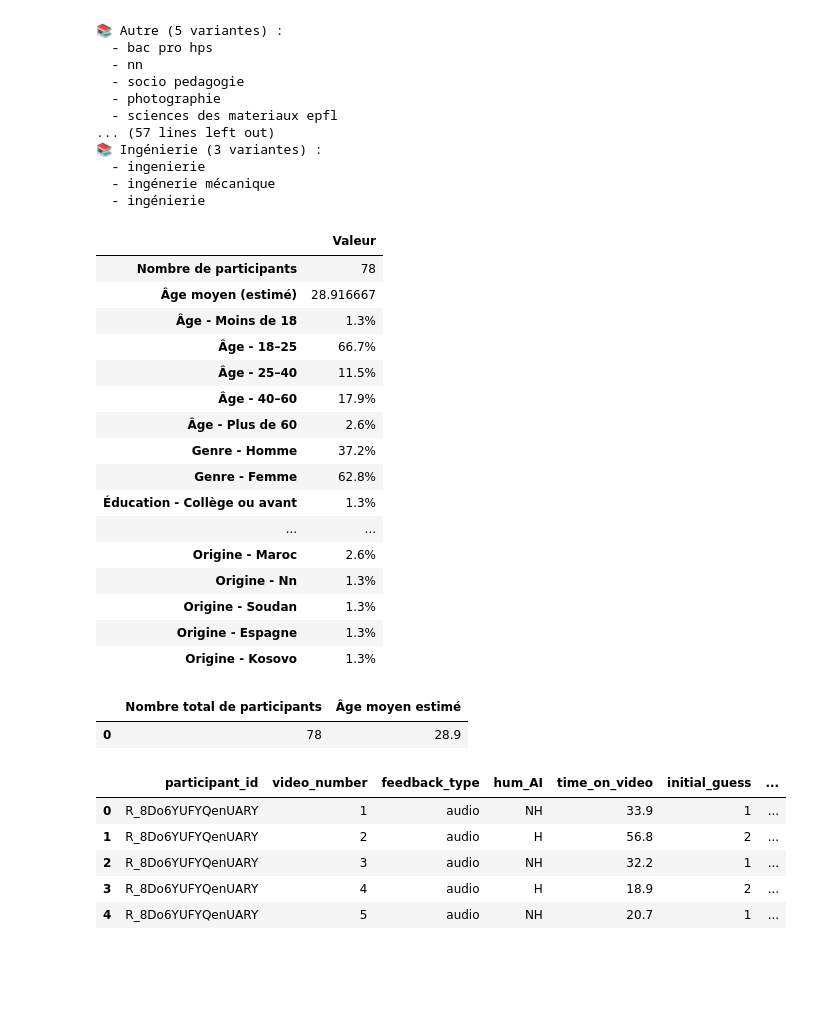
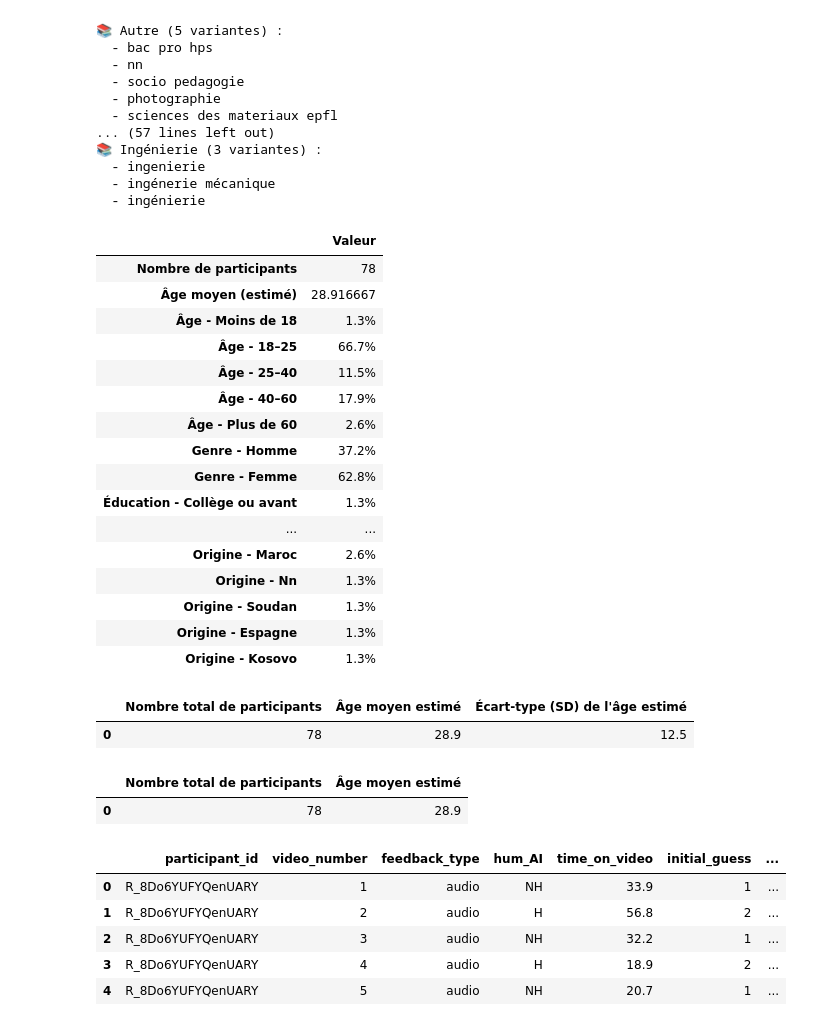
Before and after one commit to liogrnbrg/SHS_Psycho, a Jupyter notebook: main_analysis.ipynb, the cells around one changed output. Saved outputs shown, nothing was run; the diff lists cells and outputs as text; code cells hidden in the pictures; blank space fills up the shorter version.

```diff
--- a/main_analysis.ipynb
+++ b/main_analysis.ipynb
@@ -595,37 +595,55 @@ summary.update({f"Origine - {k}": v for k, v in df_new["origin_cleaned"].value_c
 
 # Affichage en tableau
 summary_df = pd.DataFrame.from_dict(summary, orient='index', columns=["Valeur"])
 display(summary_df)# Estimation de l'âge moyen
-age_mean = df_new["age"].replace({
+
+# Remplacement des catégories par des moyennes numériques
+age_values = df_new["age"].replace({
     "1": 15, "2": 21.5, "3": 32.5, "4": 50, "5": 65
-}).astype(float).mean()
+}).astype(float)
+
+# Calcul de la moyenne et de l'écart-type
+age_mean = age_values.mean()
+age_sd = age_values.std()
+
+# Ajout au résumé général
+general_summary = pd.DataFrame({
+    "Nombre total de participants": [len(df_new)],
+    "Âge moyen estimé": [round(age_mean, 1)],
+    "Écart-type (SD) de l'âge estimé": [round(age_sd, 1)],
+})
+
+display(general_summary)
+
 
 general_summary = pd.DataFrame({
     "Nombre total de participants": [len(df_new)],
     "Âge moyen estimé": [round(age_mean, 1)],
 })
 
 display(general_summary)
 # %% [output]
 |  | Valeur |
 | Nombre de participants | 78 |
 | Âge moyen (estimé) | 28.916667 |
 | Âge - Moins de 18 | 1.3% |
 | Âge - 18–25 | 66.7% |
 | Âge - 25–40 | 11.5% |
 | Âge - 40–60 | 17.9% |
 | Âge - Plus de 60 | 2.6% |
 | Genre - Homme | 37.2% |
 | Genre - Femme | 62.8% |
 | Éducation - Collège ou avant | 1.3% |
 | ... | ... |
 | Origine - Maroc | 2.6% |
 | Origine - Nn | 1.3% |
 | Origine - Soudan | 1.3% |
 | Origine - Espagne | 1.3% |
 | Origine - Kosovo | 1.3% |
-|  | Nombre total de participants | Âge moyen estimé |
-| 0 | 78 | 28.9 |
+|  | Nombre total de participants | Âge moyen estimé | Écart-type (SD) de l'âge estimé |
+| 0 | 78 | 28.9 | 12.5 |
+|  | Nombre total de participants | Âge moyen estimé |
+| 0 | 78 | 28.9 |
 # %%
 
 # Select relevant columns and ensure no duplicates per participant
```
Also changed, not shown: parts of 27 cells of this notebook.
